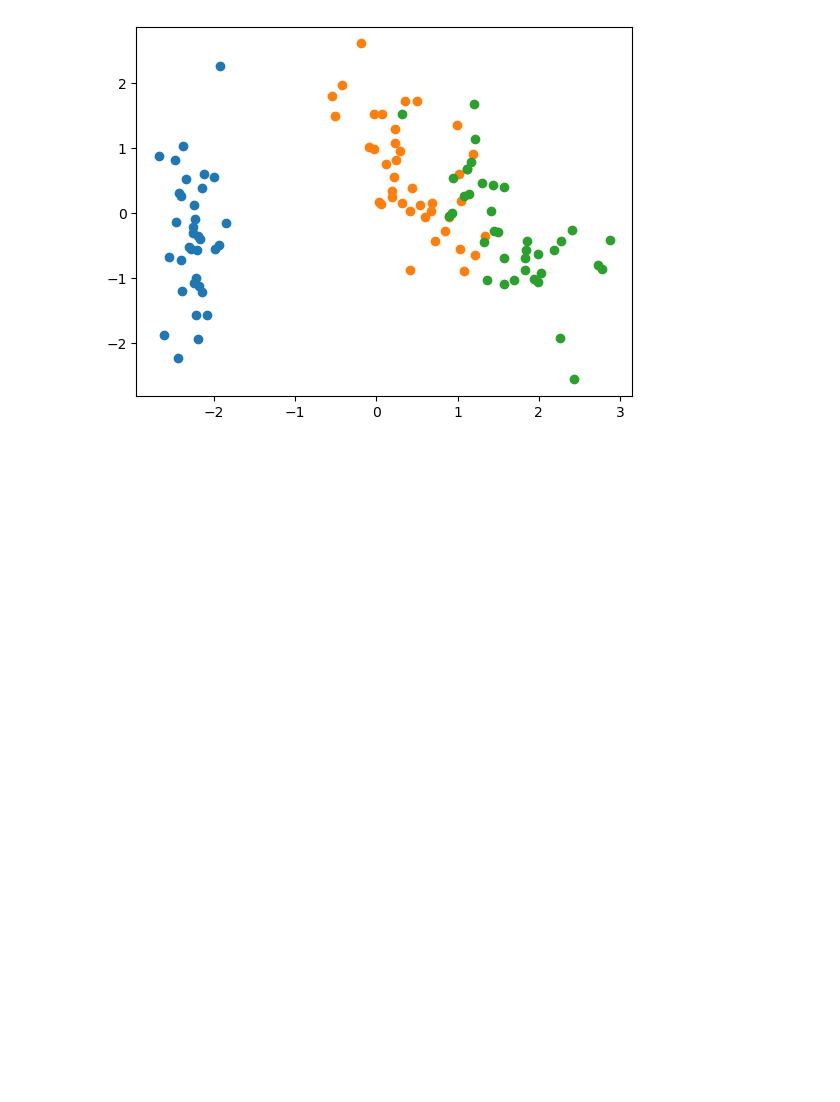
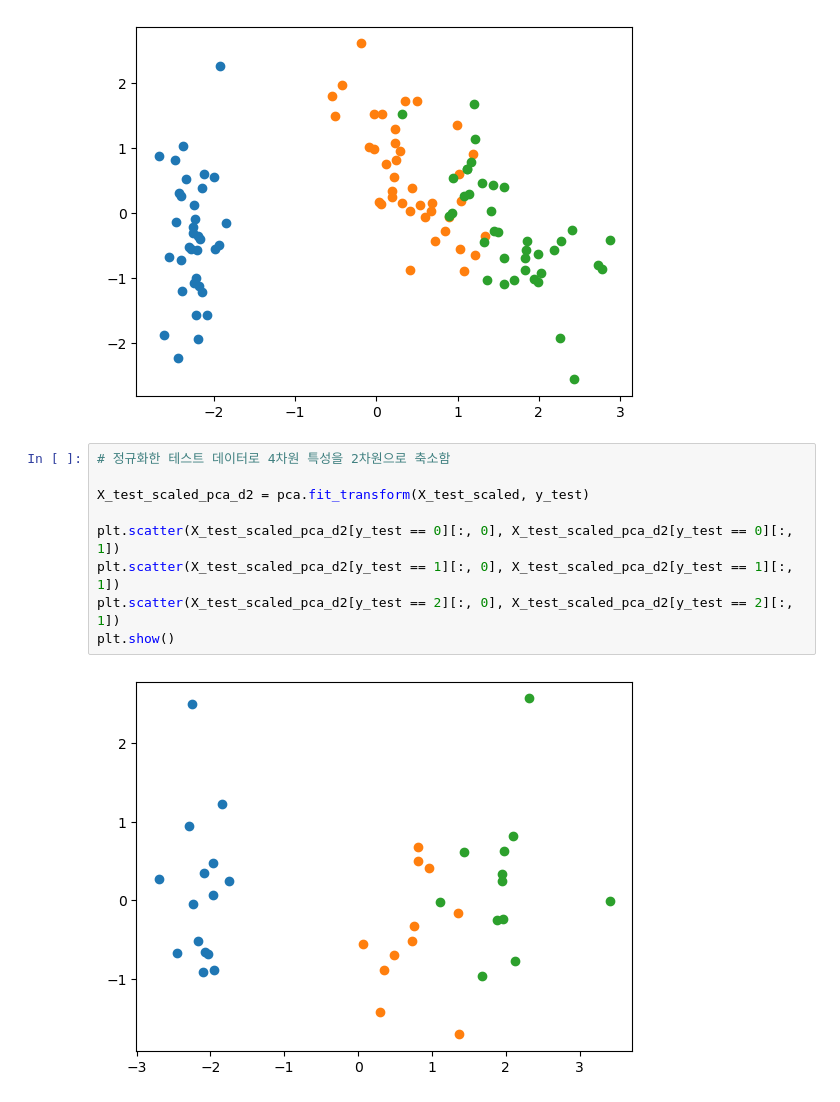
Before and after one commit to JINSUKO/Machin-Leaning-course-Practices, a Jupyter notebook: pratice_iris_data.ipynb, the cells around one changed output. Cells and saved outputs as stored; diff of their text form; blank space fills up the shorter version.

```diff
--- a/pratice_iris_data.ipynb
+++ b/pratice_iris_data.ipynb
@@ -242,3 +242,14 @@ plt.scatter(X_train_scaled_pca_d2[y_train == 2][:, 0], X_train_scaled_pca_d2[y_t
 plt.show()
 # %% [output]
 [figure]
+# %%
+# 정규화한 테스트 데이터로 4차원 특성을 2차원으로 축소함
+
+X_test_scaled_pca_d2 = pca.fit_transform(X_test_scaled, y_test)
+
+plt.scatter(X_test_scaled_pca_d2[y_test == 0][:, 0], X_test_scaled_pca_d2[y_test == 0][:, 1])
+plt.scatter(X_test_scaled_pca_d2[y_test == 1][:, 0], X_test_scaled_pca_d2[y_test == 1][:, 1])
+plt.scatter(X_test_scaled_pca_d2[y_test == 2][:, 0], X_test_scaled_pca_d2[y_test == 2][:, 1])
+plt.show()
+# %% [output]
+[figure, added]
```
Also changed, not shown: parts of 9 cells of this notebook.
